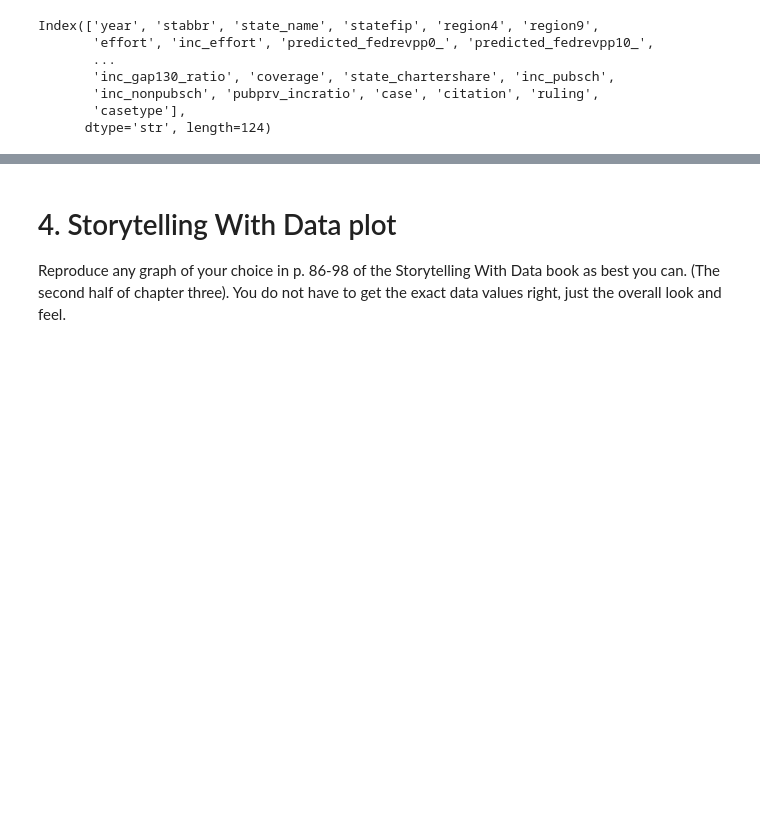
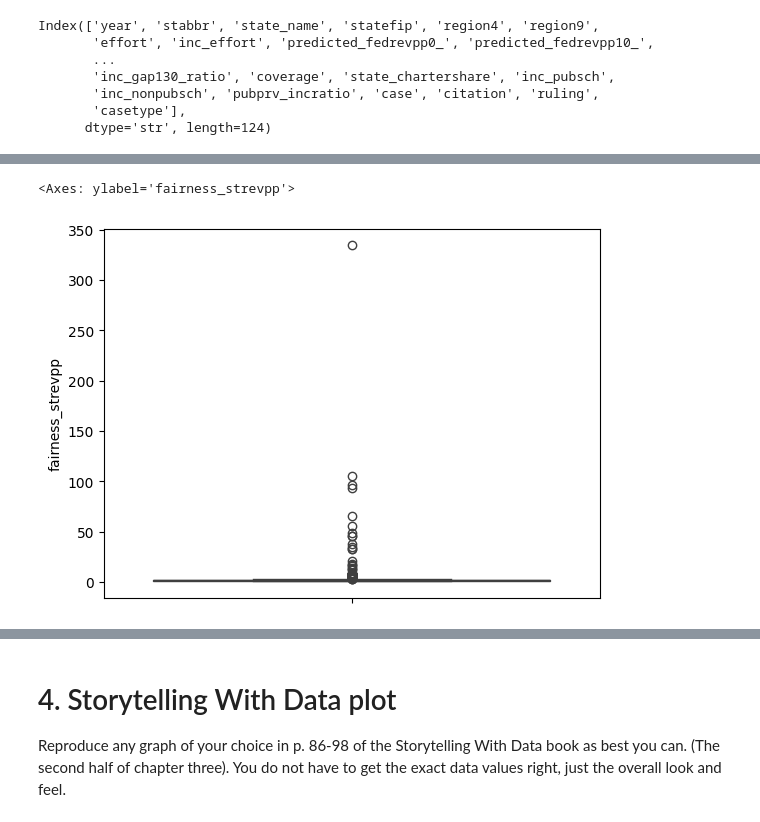
Before and after one commit to SalhaMo/Module-B-semester-2, a Jupyter notebook: Week6.ipynb, the cells around one changed output, grey strips where cells are left out. Cells and saved outputs as stored; diff of their text form; code cells hidden in the pictures; blank space fills up the shorter version.

```diff
--- a/Week6.ipynb
+++ b/Week6.ipynb
@@ -120,0 +132,5 @@ df= df[['ec_enrollgapratio','fairness_strevpp','necm_fundinggap_state']]
+# %%
+sns.boxplot(df['fairness_strevpp'])
+# %% [output]
+<Axes: ylabel='fairness_strevpp'>
+[figure, added]
```
Also changed, not shown: parts of 8 cells of this notebook.
